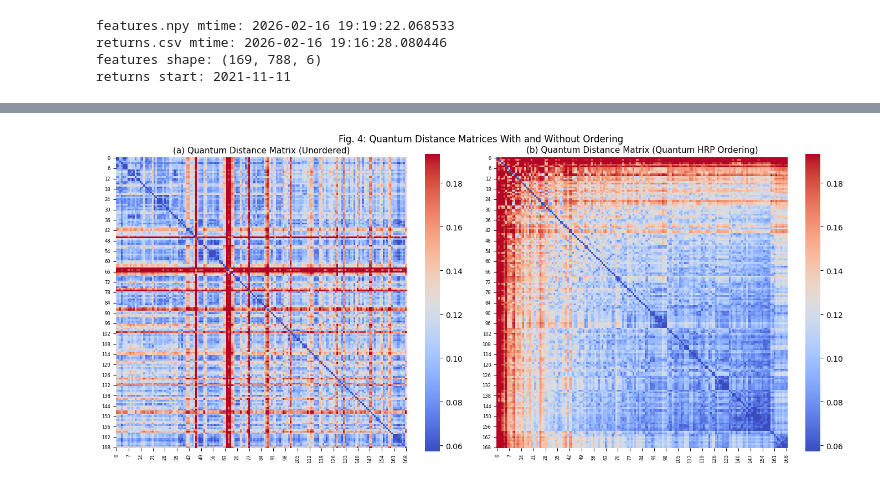
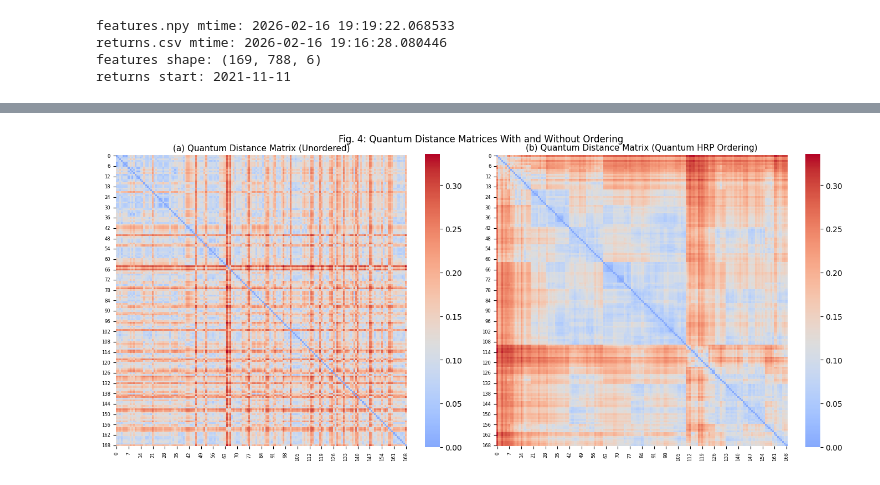
Before and after one commit to ikergs03/tfg-pricing-european-call-qae, a Jupyter notebook: src/qhrp_figure3_4/fig3_4.ipynb, the cells around one changed output, grey strips where cells are left out. Saved outputs shown, nothing was run; the diff lists cells and outputs as text; code cells hidden in the pictures.

```diff
--- a/src/qhrp_figure3_4/fig3_4.ipynb
+++ b/src/qhrp_figure3_4/fig3_4.ipynb
@@ -217,9 +229,18 @@ plt.show()
 # Reordered quantum distance matrix
 D_quantum_ordered = D_quantum[np.ix_(order_quantum, order_quantum)]
 
-# Use robust scaling to enhance contrast
-vmin_q = float(np.percentile(D_quantum, 1))
-vmax_q = float(np.percentile(D_quantum, 95))
+# Match the paper's visual style:
+# Paper's distances go 0–0.6; ours go 0–0.34.
+# The paper uses default coolwarm centered at midpoint,
+# so the blue/red crossover falls at ~0.3 in their data.
+# To match the visual balance, center the colormap at the
+# 35th percentile of off-diagonal distances — gives a slight
+# red-heavy bias like the paper.
+offdiag = D_quantum[np.triu_indices_from(D_quantum, k=1)]
+vmin_q = 0.0
+vmax_q = float(D_quantum.max())
+center_q = float(np.percentile(offdiag, 35))
+
 fig, axes = plt.subplots(1, 2, figsize=(14, 6))
 
 # ---------- (a) Unordered ----------
@@ -228,36 +249,38 @@ sns.heatmap(
     cmap="coolwarm",
     vmin=vmin_q,
     vmax=vmax_q,
+    center=center_q,
     square=True,
     cbar=True,
     ax=axes[0]
- )
+)
 axes[0].set_title("(a) Quantum Distance Matrix (Unordered)", fontsize=11)
 axes[0].tick_params(labelsize=6)
 
 # ---------- (b) Ordered ----------
 sns.heatmap(
     D_quantum_ordered,
     cmap="coolwarm",
     vmin=vmin_q,
     vmax=vmax_q,
+    center=center_q,
     square=True,
     cbar=True,
     ax=axes[1]
- )
+)
 axes[1].set_title("(b) Quantum Distance Matrix (Quantum HRP Ordering)", fontsize=11)
 axes[1].tick_params(labelsize=6)
 
 plt.suptitle(
     "Fig. 4: Quantum Distance Matrices With and Without Ordering",
     fontsize=12,
     y=0.98
 )
 
 plt.tight_layout()
 fig.savefig(os.path.join(out_dir, "fig4-quantum-distance.png"), dpi=300, bbox_inches="tight")
 fig.savefig(os.path.join(out_dir, "fig4-quantum-distance.pdf"), bbox_inches="tight")
 fig.savefig(os.path.join(out_dir, "fig4-quantum-distance.jpg"), dpi=300, bbox_inches="tight")
 plt.show()
 # %% [output]
-[figure, old version]
+[figure, new version]
```
Also changed, not shown: parts of 3 cells of this notebook.
